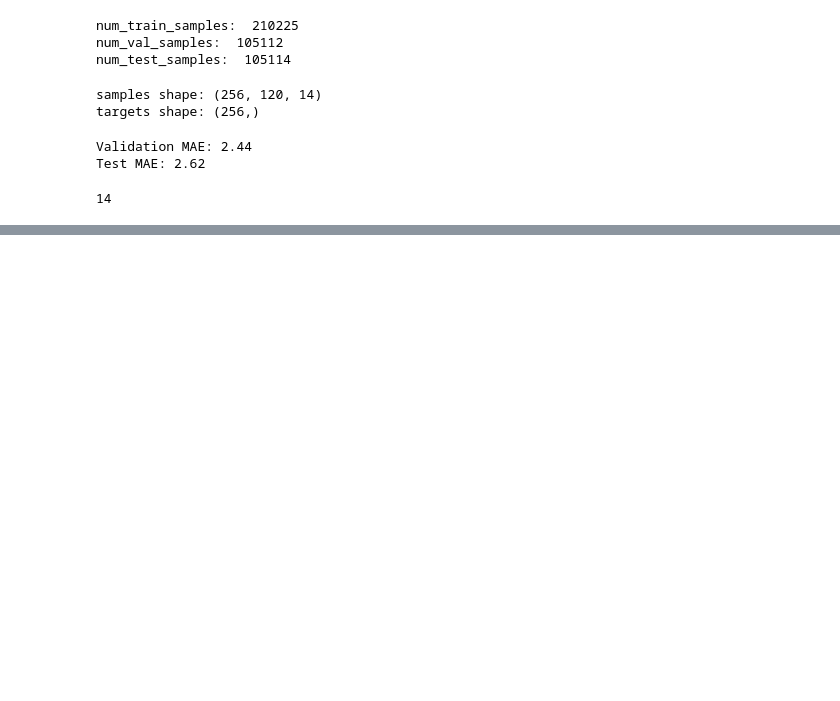
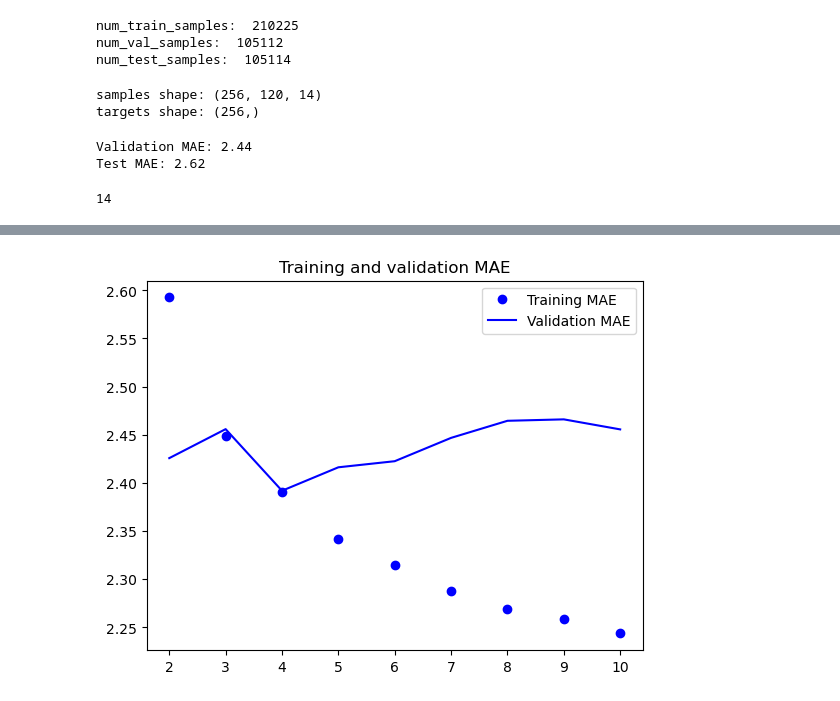
Before and after one commit to Miguel9Angel/TensorFlow-Projects, a Jupyter notebook: Level 5 TimeSeries/notebooks/Jena weather.ipynb, the cells around one changed output, grey strips where cells are left out. Drawn from its saved outputs; the diff is of its cells as text; code cells hidden in the pictures; blank space fills up the shorter version.

```diff
--- a/Level 5 TimeSeries/notebooks/Jena weather.ipynb
+++ b/Level 5 TimeSeries/notebooks/Jena weather.ipynb
@@ -235,20 +235,18 @@ Test MAE: 3.16
 # %%
-inputs= keras.Input(shape=(sequence_length, raw_data.shape[-1]))
-x = layers.Dense(1)(inputs)
-outputs =layers.Dense(1)(x)
+inputs = keras.Input(shape=(sequence_length, raw_data.shape[-1]))
+x = layers.LSTM(16)(inputs)
+outputs = layers.Dense(1)(x)
 model = keras.Model(inputs, outputs)
-
-callbacks= [
-    keras.callbacks.ModelCheckpoint('jena_lstm.keras',
+callbacks = [
+    keras.callbacks.ModelCheckpoint("jena_lstm.keras",
                                     save_best_only=True)
 ]
-model.compile(optimizer='rmsprop', loss='mse', metrics=['mae'])
+model.compile(optimizer="rmsprop", loss="mse", metrics=["mae"])
 history = model.fit(train_dataset,
-                    epochs=10,
-                    validation_data=val_dataset,
-                    callbacks=callbacks)
-
-model = keras.models.load_model('jena_lstm.keras')
-print(f'Test MAE: {model.evaluate(test_dataset)[1]:.2f}')
+    epochs=10,
+    validation_data=val_dataset,
+    callbacks=callbacks)
+model = keras.models.load_model("jena_lstm.keras")
+print(f"Test MAE: {model.evaluate(test_dataset)[1]:.2f}")
 # %% [output]
 Epoch 1/10
@@ -271,10 +269,12 @@ Test MAE: 6.65
 # %%
 loss = history.history["mae"]
 val_loss = history.history["val_mae"]
-epochs = range(1, len(loss) + 1)
+epochs = range(2, len(loss) + 1)
 plt.figure()
-plt.plot(epochs, loss, "bo", label="Training MAE")
-plt.plot(epochs, val_loss, "b", label="Validation MAE")
+plt.plot(epochs, loss[1:], "bo", label="Training MAE")
+plt.plot(epochs, val_loss[1:], "b", label="Validation MAE")
 plt.title("Training and validation MAE")
 plt.legend()
 plt.show()
+# %% [output]
+[figure, added]
```
Also changed, not shown: parts of 8 cells of this notebook, 4 other files.
